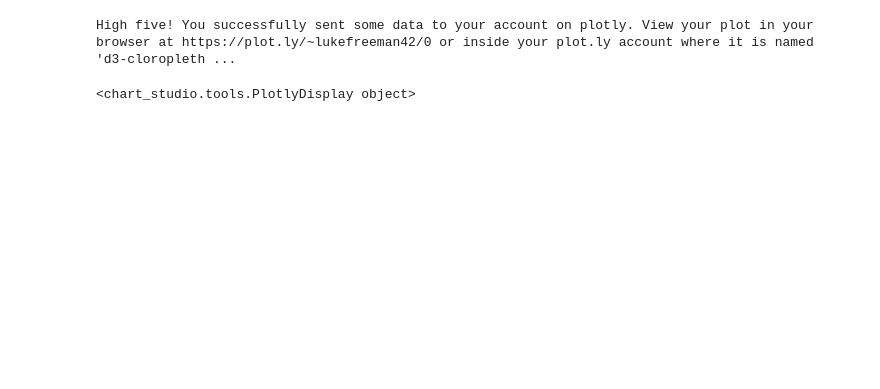
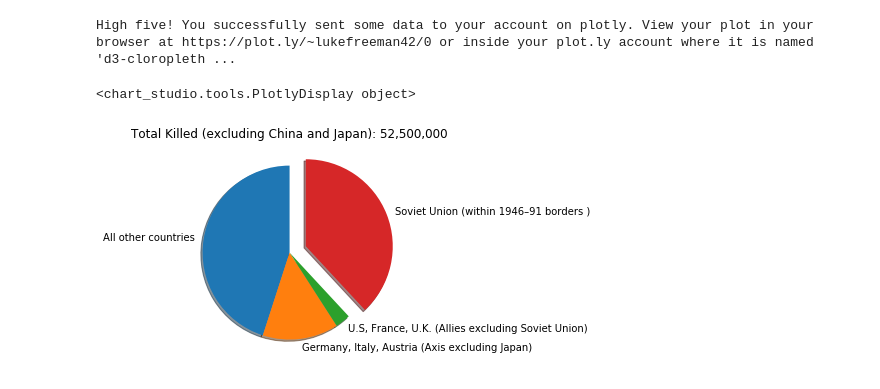
Before and after one commit to lukefreeman42/WW2_Datavisualization, a Jupyter notebook: Visualizations.ipynb, the cells around one changed output. Cells and saved outputs as stored; diff of their text form; code cells hidden in the pictures; blank space fills up the shorter version.

```diff
--- a/Visualizations.ipynb
+++ b/Visualizations.ipynb
@@ -70,3 +110,29 @@ py.iplot(fig, filename = 'd3-cloropleth-map')
 # %% [output]
 High five! You successfully sent some data to your account on plotly. View your plot in your browser at https://plot.ly/~lukefreeman42/0 or inside your plot.ly account where it is named 'd3-cloropleth ...
 <chart_studio.tools.PlotlyDisplay object>
+# %%
+df_HLBC = pd.read_csv('./clean_csvs/Human_losses_by_country_CLEAN.csv')
+df_HLBC = df_HLBC.drop('Unnamed: 0', axis=1)
+# %%
+df_HLBC.loc[64] = df_HLBC.loc[17][1:] + df_HLBC.loc[58][1:] + df_HLBC.loc[59][1:]
+df_HLBC.loc[64, ['Country']] = 'U.S, France, U.K. (Allies excluding Soviet Union)'
+
+df_HLBC.loc[65] = df_HLBC.loc[8][1:] + df_HLBC.loc[29][1:]
+df_HLBC.loc[65, ['Country']] = 'China, Japan (Pacific War)'
+
+df_HLBC.loc[66] = df_HLBC.loc[19][1:] + df_HLBC.loc[28][1:]
+df_HLBC.loc[66, ['Country']] = 'Germany, Italy, Austria (Axis excluding Japan)'
+
+df_HLBC.loc[63] = df_HLBC.loc[62][1:] - df_HLBC.loc[52][1:] - df_HLBC.loc[64][1:] - df_HLBC.loc[65][1:] - df_HLBC.loc[66][1:]
+df_HLBC.loc[63, ['Country']] = 'All other countries'
+
+df_HLBC.loc[67] = df_HLBC.loc[62][1:] - df_HLBC.loc[65][1:]
+# %%
+names = [df_HLBC.loc[63]['Country'], df_HLBC.loc[66]['Country'], df_HLBC.loc[64]['Country'], df_HLBC.loc[52]['Country']]
+values = [df_HLBC.loc[63]['Totaldeaths_min'], df_HLBC.loc[66]['Totaldeaths_min'],  df_HLBC.loc[64]['Totaldeaths_min'], df_HLBC.loc[52]['Totaldeaths_min']]
+explode = (0, 0, 0, 0.2)
+
+plt.title('Total Killed (excluding China and Japan): 52,500,000')
+plt.pie(x=values, labels=names, explode=explode,startangle=90, shadow=True);
+# %% [output]
+[figure, added]
```
Also changed, not shown: parts of 4 cells of this notebook, 8 other files.
